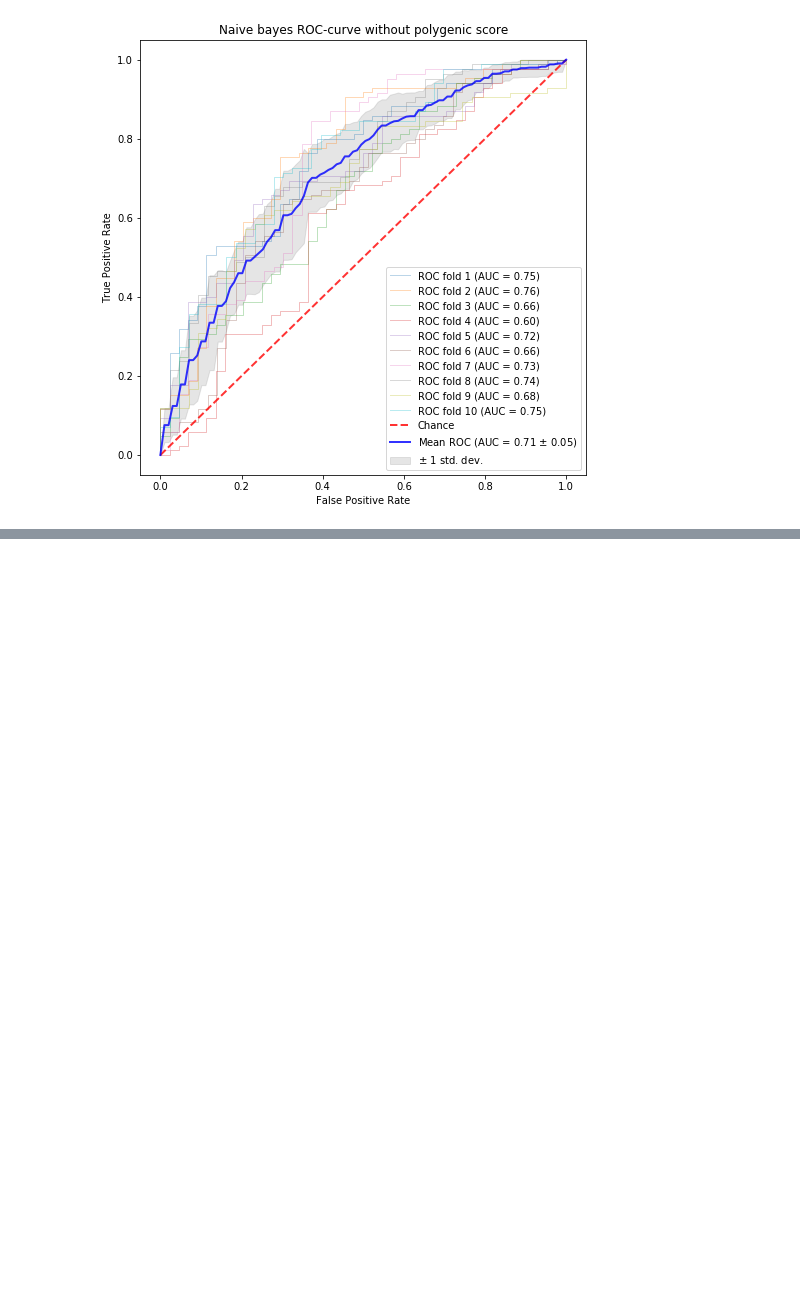
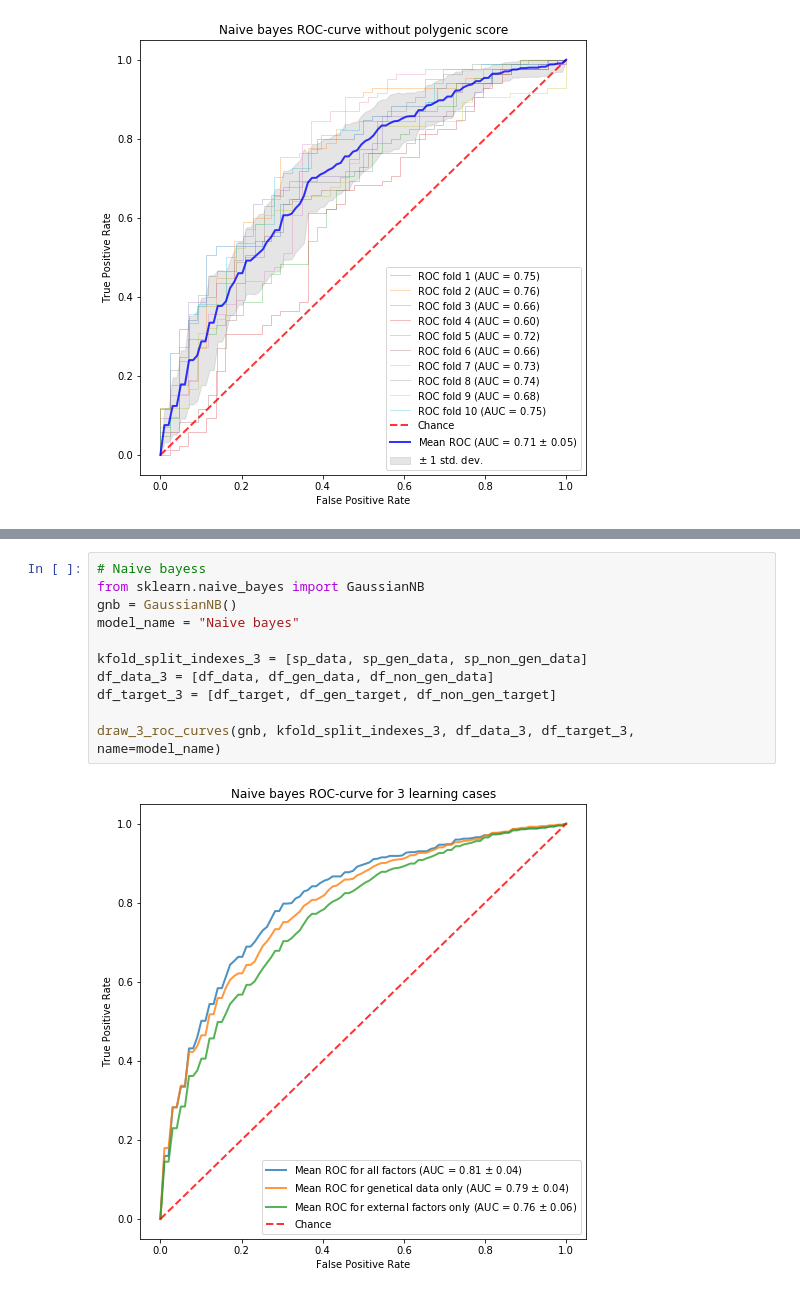
Before and after one commit to JediKnightChan/CAD-Research, a Jupyter notebook: Machine-learning.ipynb, the cells around one changed output, grey strips where cells are left out. Drawn from its saved outputs; the diff is of its cells as text; blank space fills up the shorter version.

Commit message:
3 curves

```diff
--- a/Machine-learning.ipynb
+++ b/Machine-learning.ipynb
@@ -186,0 +236,13 @@ print(res_non_gen.mean(), res_non_gen.std())
+# %%
+# Naive bayess
+from sklearn.naive_bayes import GaussianNB
+gnb = GaussianNB()
+model_name = "Naive bayes"
+
+kfold_split_indexes_3 = [sp_data, sp_gen_data, sp_non_gen_data]
+df_data_3 = [df_data, df_gen_data, df_non_gen_data]
+df_target_3 = [df_target, df_gen_target, df_non_gen_target]
+
+draw_3_roc_curves(gnb, kfold_split_indexes_3, df_data_3, df_target_3, name=model_name)
+# %% [output]
+[figure, added]
```
Also changed, not shown: parts of 1 cell of this notebook, 1 other file.
